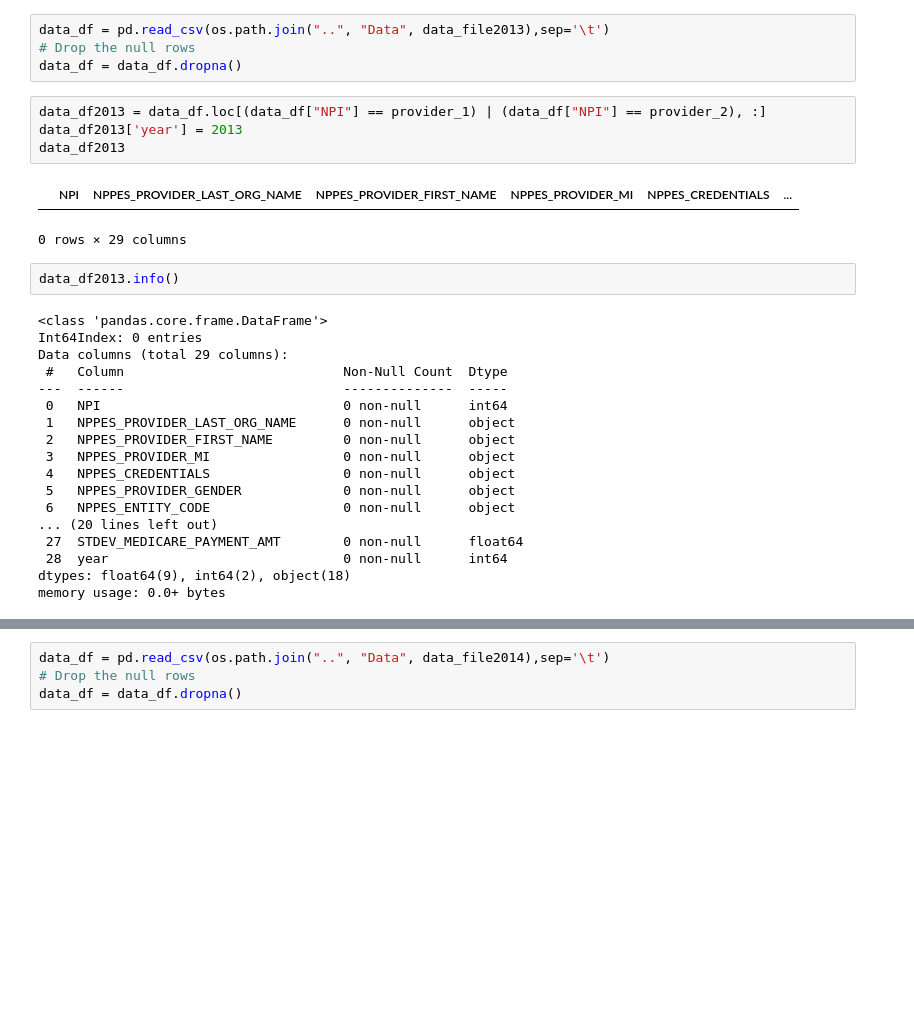
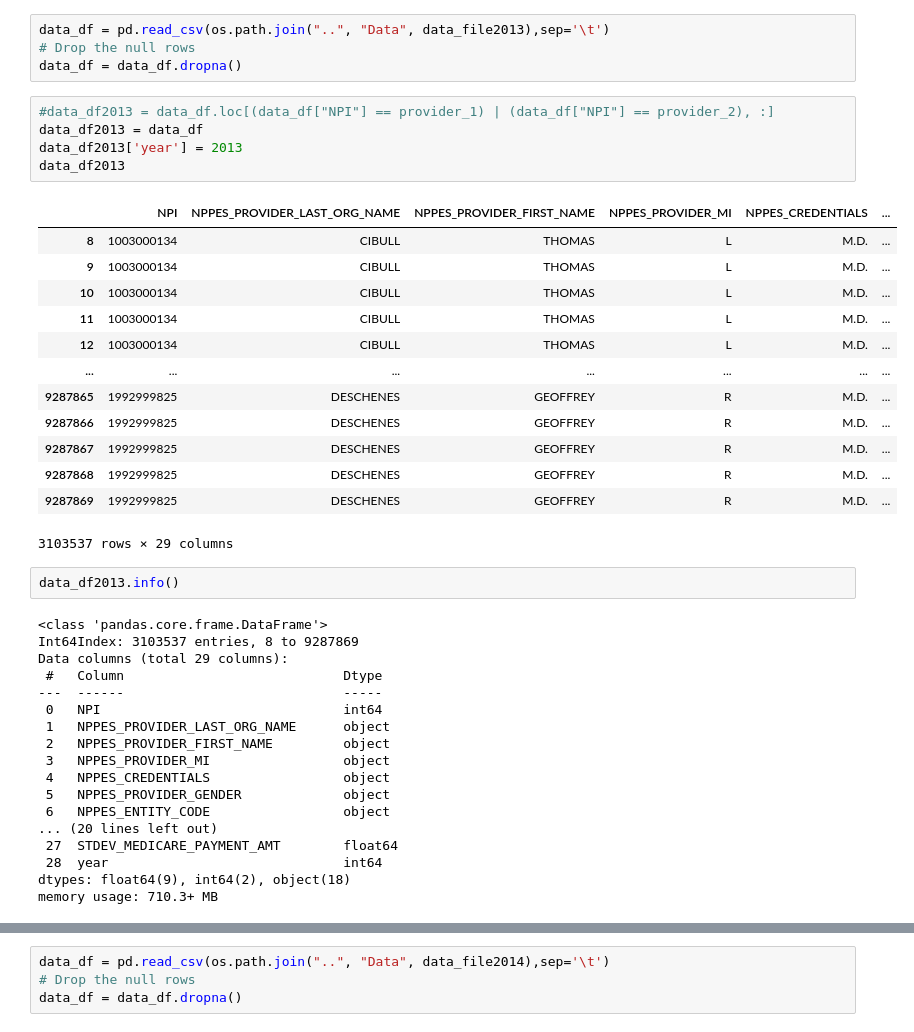
Before and after one commit to gleixners792/Final_Project, a Jupyter notebook: code/data_review_npi.ipynb, the cells around one changed output, grey strips where cells are left out. Drawn from its saved outputs; the diff is of its cells as text; blank space fills up the shorter version.

```diff
--- a/code/data_review_npi.ipynb
+++ b/code/data_review_npi.ipynb
@@ -53,32 +63,44 @@ data_df = pd.read_csv(os.path.join("..", "Data", data_file2013),sep='\t')
 # Drop the null rows
 data_df = data_df.dropna()
 # %%
-data_df2013 = data_df.loc[(data_df["NPI"] == provider_1) | (data_df["NPI"] == provider_2), :]
+#data_df2013 = data_df.loc[(data_df["NPI"] == provider_1) | (data_df["NPI"] == provider_2), :]
+data_df2013 = data_df
 data_df2013['year'] = 2013
 data_df2013
 # %% [output]
 |  | NPI | NPPES_PROVIDER_LAST_ORG_NAME | NPPES_PROVIDER_FIRST_NAME | NPPES_PROVIDER_MI | NPPES_CREDENTIALS | ... |
+| 8 | 1003000134 | CIBULL | THOMAS | L | M.D. | ... |
+| 9 | 1003000134 | CIBULL | THOMAS | L | M.D. | ... |
+| 10 | 1003000134 | CIBULL | THOMAS | L | M.D. | ... |
+| 11 | 1003000134 | CIBULL | THOMAS | L | M.D. | ... |
+| 12 | 1003000134 | CIBULL | THOMAS | L | M.D. | ... |
+| ... | ... | ... | ... | ... | ... | ... |
+| 9287865 | 1992999825 | DESCHENES | GEOFFREY | R | M.D. | ... |
+| 9287866 | 1992999825 | DESCHENES | GEOFFREY | R | M.D. | ... |
+| 9287867 | 1992999825 | DESCHENES | GEOFFREY | R | M.D. | ... |
+| 9287868 | 1992999825 | DESCHENES | GEOFFREY | R | M.D. | ... |
+| 9287869 | 1992999825 | DESCHENES | GEOFFREY | R | M.D. | ... |
-0 rows × 29 columns
+3103537 rows × 29 columns
 # %%
 data_df2013.info()
 # %% [output]
 <class 'pandas.core.frame.DataFrame'>
-Int64Index: 0 entries
+Int64Index: 3103537 entries, 8 to 9287869
 Data columns (total 29 columns):
- #   Column                            Non-Null Count  Dtype
----  ------                            --------------  -----
- 0   NPI                               0 non-null      int64
- 1   NPPES_PROVIDER_LAST_ORG_NAME      0 non-null      object
- 2   NPPES_PROVIDER_FIRST_NAME         0 non-null      object
- 3   NPPES_PROVIDER_MI                 0 non-null      object
- 4   NPPES_CREDENTIALS                 0 non-null      object
- 5   NPPES_PROVIDER_GENDER             0 non-null      object
- 6   NPPES_ENTITY_CODE                 0 non-null      object
+ #   Column                            Dtype
+---  ------                            -----
+ 0   NPI                               int64
+ 1   NPPES_PROVIDER_LAST_ORG_NAME      object
+ 2   NPPES_PROVIDER_FIRST_NAME         object
+ 3   NPPES_PROVIDER_MI                 object
+ 4   NPPES_CREDENTIALS                 object
+ 5   NPPES_PROVIDER_GENDER             object
+ 6   NPPES_ENTITY_CODE                 object
 ... (20 lines left out)
- 27  STDEV_MEDICARE_PAYMENT_AMT        0 non-null      float64
- 28  year                              0 non-null      int64
+ 27  STDEV_MEDICARE_PAYMENT_AMT        float64
+ 28  year                              int64
 dtypes: float64(9), int64(2), object(18)
-memory usage: 0.0+ bytes
+memory usage: 710.3+ MB
 # %%
 data_df_total = pd.concat([data_df2012, data_df2013])
 data_df_total.info()
```
Also changed, not shown: parts of 20 cells of this notebook, 8 other files.
